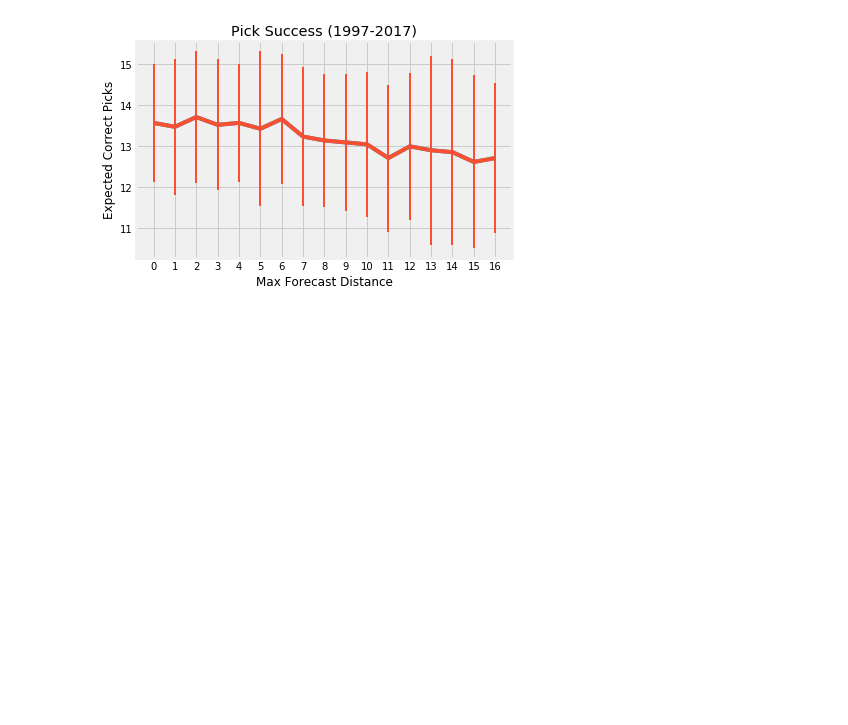
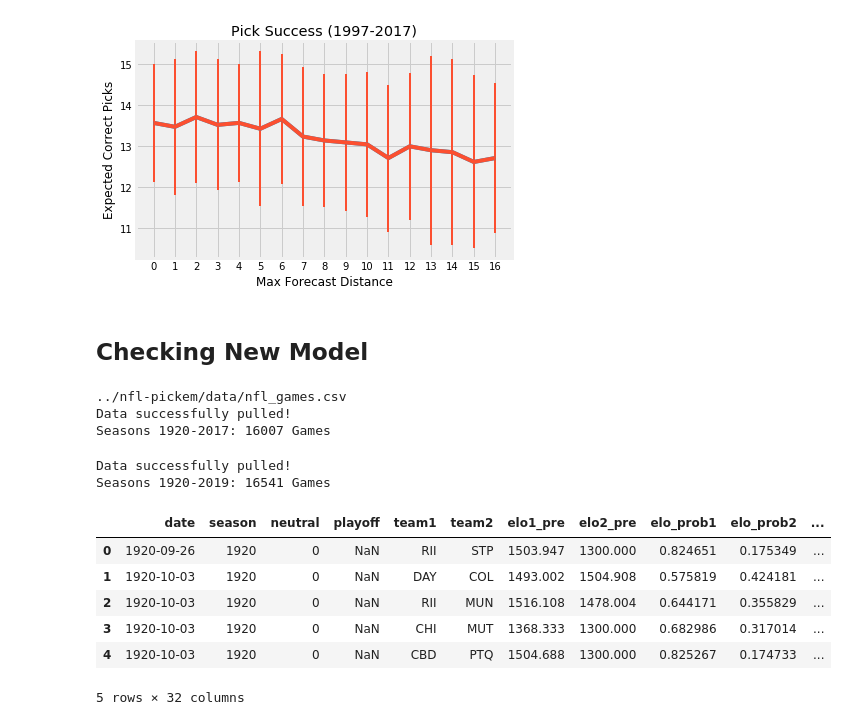
Before and after one commit to ajvogt/nfl-pickem, a Jupyter notebook: analysis.ipynb, the cells around one changed output. Drawn from its saved outputs; the diff is of its cells as text; code cells hidden in the pictures; blank space fills up the shorter version.

Commit message:
working on new qb model analysis

```diff
--- a/analysis.ipynb
+++ b/analysis.ipynb
@@ -87,3 +87,27 @@ plt.title('Pick Success (1997-2017)')
 plt.show()
 # %% [output]
 [figure]
+# %% [markdown]
+## Checking New Model
+# %%
+pk = Pickem()
+print(pk.file_path)
+pk.pull_data()
+# %% [output]
+../nfl-pickem/data/nfl_games.csv
+Data successfully pulled!
+Seasons 1920-2017: 16007 Games
+# %%
+pk.file_path = '../nfl-pickem/data/nfl_elo.csv'
+pk.pull_data()
+pk.data_.head()
+# %% [output]
+Data successfully pulled!
+Seasons 1920-2019: 16541 Games
+|  | date | season | neutral | playoff | team1 | team2 | elo1_pre | elo2_pre | elo_prob1 | elo_prob2 | ... |
+| 0 | 1920-09-26 | 1920 | 0 | NaN | RII | STP | 1503.947 | 1300.000 | 0.824651 | 0.175349 | ... |
+| 1 | 1920-10-03 | 1920 | 0 | NaN | DAY | COL | 1493.002 | 1504.908 | 0.575819 | 0.424181 | ... |
+| 2 | 1920-10-03 | 1920 | 0 | NaN | RII | MUN | 1516.108 | 1478.004 | 0.644171 | 0.355829 | ... |
+| 3 | 1920-10-03 | 1920 | 0 | NaN | CHI | MUT | 1368.333 | 1300.000 | 0.682986 | 0.317014 | ... |
+| 4 | 1920-10-03 | 1920 | 0 | NaN | CBD | PTQ | 1504.688 | 1300.000 | 0.825267 | 0.174733 | ... |
+5 rows × 32 columns
```
Also changed, not shown: parts of 2 cells of this notebook.
